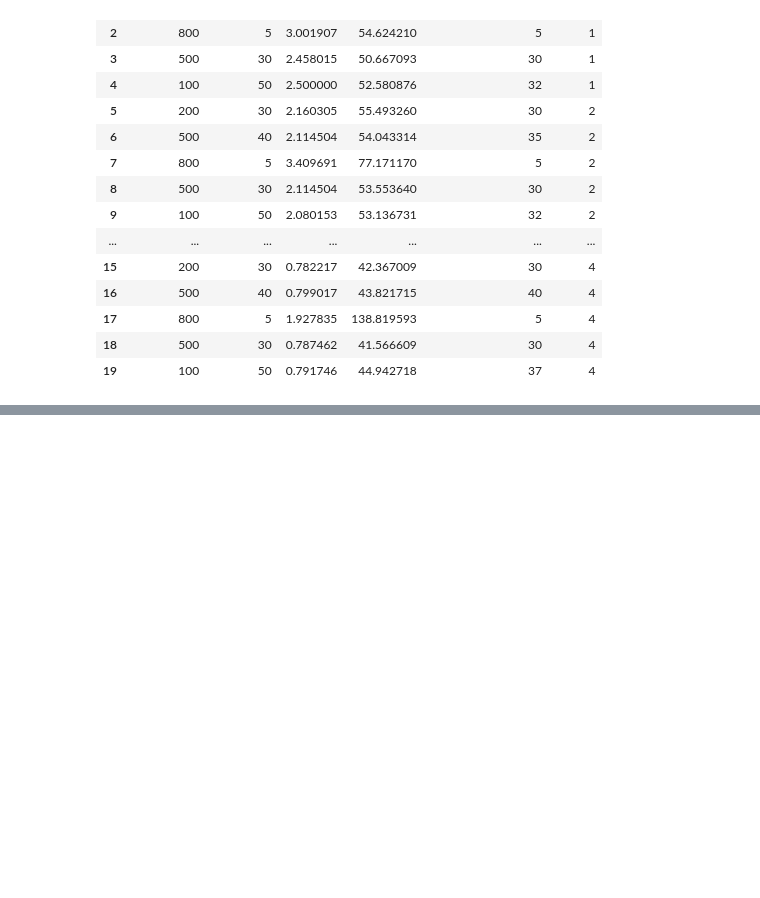
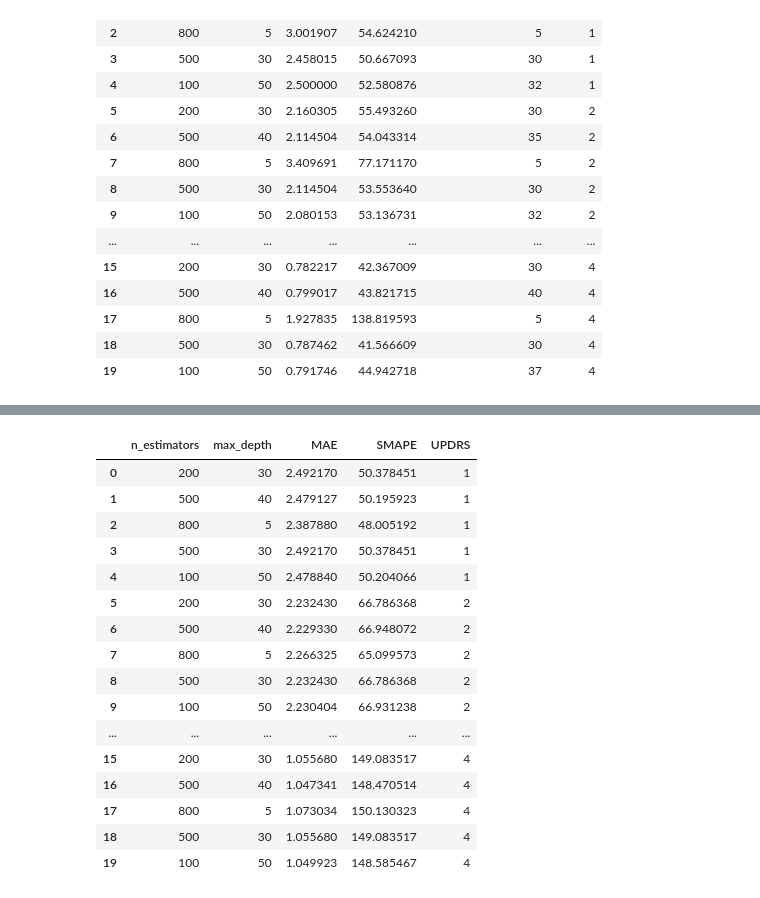
Before and after one commit to fan-yang-md/parkinsons_disease_progression_prediction, a Jupyter notebook: initial_model_selection.ipynb, the cells around one changed output, grey strips where cells are left out. Cells and saved outputs as stored; diff of their text form; code cells hidden in the pictures; blank space fills up the shorter version.

```diff
--- a/initial_model_selection.ipynb
+++ b/initial_model_selection.ipynb
@@ -1548,0 +1552,29 @@ ada_df
+# %%
+xgbr = xgboost.XGBRegressor()
+smape_list_xgb = []
+mae_list_xgb = []
+
+X = big_data_imputed.drop(columns=targets, axis=1)
+
+for target in targets:
+
+    y = big_data_imputed[target]
+
+    X_train, X_test, y_train, y_test = train_test_split(X.drop(columns='visit_id'), y, train_size=0.9, random_state=100)
+
+    print(f'{target}: {len(X_train)} samples in training, {len(X_test)} samples in testing.')
+
+    #fitting and testing
+    xgbr.fit(X_train, y_train)
+    y_predict = xgbr.predict(X_test)
+    #print parameters
+    print(f'xgbr.get_params(): {xgbr.get_params()}')
+    print(f'xgbr.get_xgb_params(): {xgbr.get_xgb_params()}')
+    #scoring
+    mae = mean_absolute_error(y_test, y_predict)
+    smape = smape_score(y_test, y_predict)
+    #saving scores in their lists
+    mae_list_xgb.append(mae)
+    smape_list_xgb.append(smape)
+    print(f'MAE: {mae}; SMAPE: {smape}')
+    print()
@@ -1580,6 +1660,29 @@ for target in targets:
 # %%
 xgb_df = pd.concat([params_df,params_df,params_df,params_df], ignore_index=True)
-xgb_df['MAE'] = mae_list_ada
-xgb_df['SMAPE'] = smape_list_ada
+xgb_df['MAE'] = mae_list_xgb
+xgb_df['SMAPE'] = smape_list_xgb
+xgb_df['UPDRS'] = ""
+xgb_df.loc[:4, 'UPDRS']=1
+xgb_df.loc[5:9, 'UPDRS']=2
+xgb_df.loc[10:14, 'UPDRS']=3
+xgb_df.loc[15:, 'UPDRS']=4
 
 xgb_df
+# %% [output]
+|  | n_estimators | max_depth | MAE | SMAPE | UPDRS |
+| 0 | 200 | 30 | 2.492170 | 50.378451 | 1 |
+| 1 | 500 | 40 | 2.479127 | 50.195923 | 1 |
+| 2 | 800 | 5 | 2.387880 | 48.005192 | 1 |
+| 3 | 500 | 30 | 2.492170 | 50.378451 | 1 |
+| 4 | 100 | 50 | 2.478840 | 50.204066 | 1 |
+| 5 | 200 | 30 | 2.232430 | 66.786368 | 2 |
+| 6 | 500 | 40 | 2.229330 | 66.948072 | 2 |
+| 7 | 800 | 5 | 2.266325 | 65.099573 | 2 |
+| 8 | 500 | 30 | 2.232430 | 66.786368 | 2 |
+| 9 | 100 | 50 | 2.230404 | 66.931238 | 2 |
+| ... | ... | ... | ... | ... | ... |
+| 15 | 200 | 30 | 1.055680 | 149.083517 | 4 |
+| 16 | 500 | 40 | 1.047341 | 148.470514 | 4 |
+| 17 | 800 | 5 | 1.073034 | 150.130323 | 4 |
+| 18 | 500 | 30 | 1.055680 | 149.083517 | 4 |
+| 19 | 100 | 50 | 1.049923 | 148.585467 | 4 |
```
Also changed, not shown: parts of 10 cells of this notebook, 3 other files.
